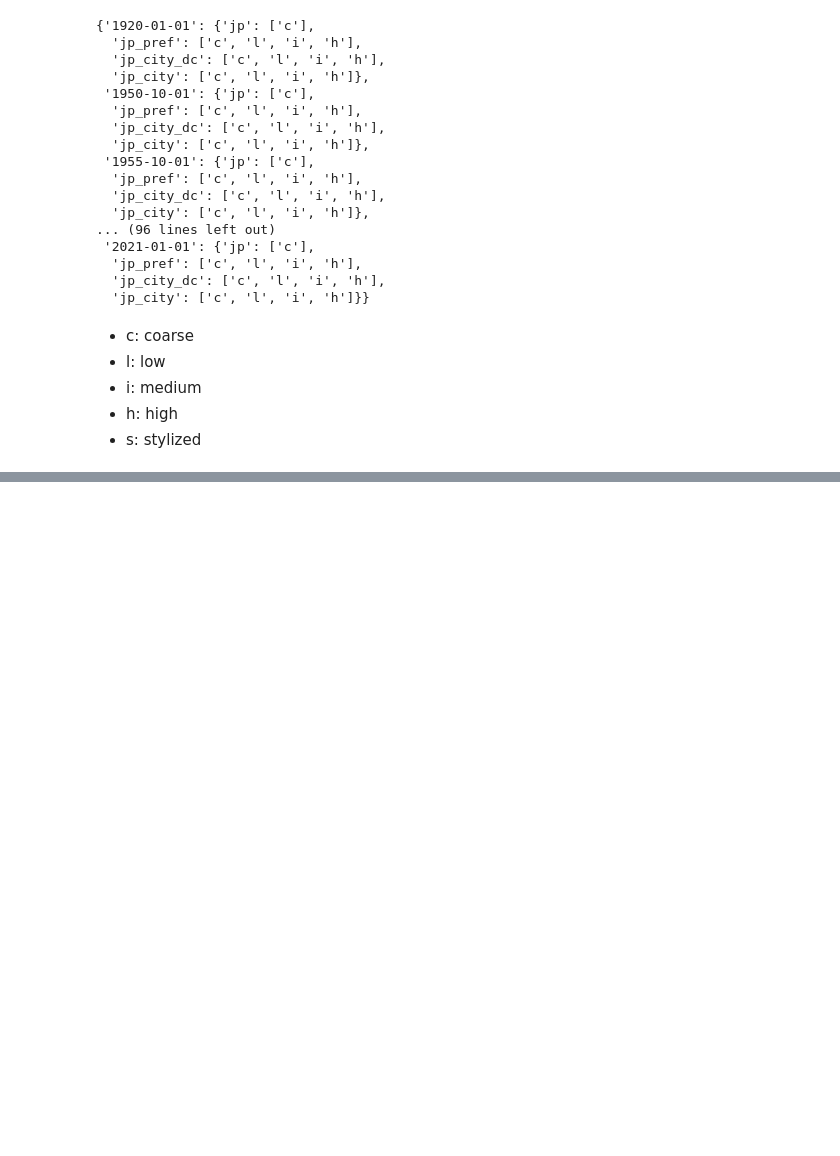
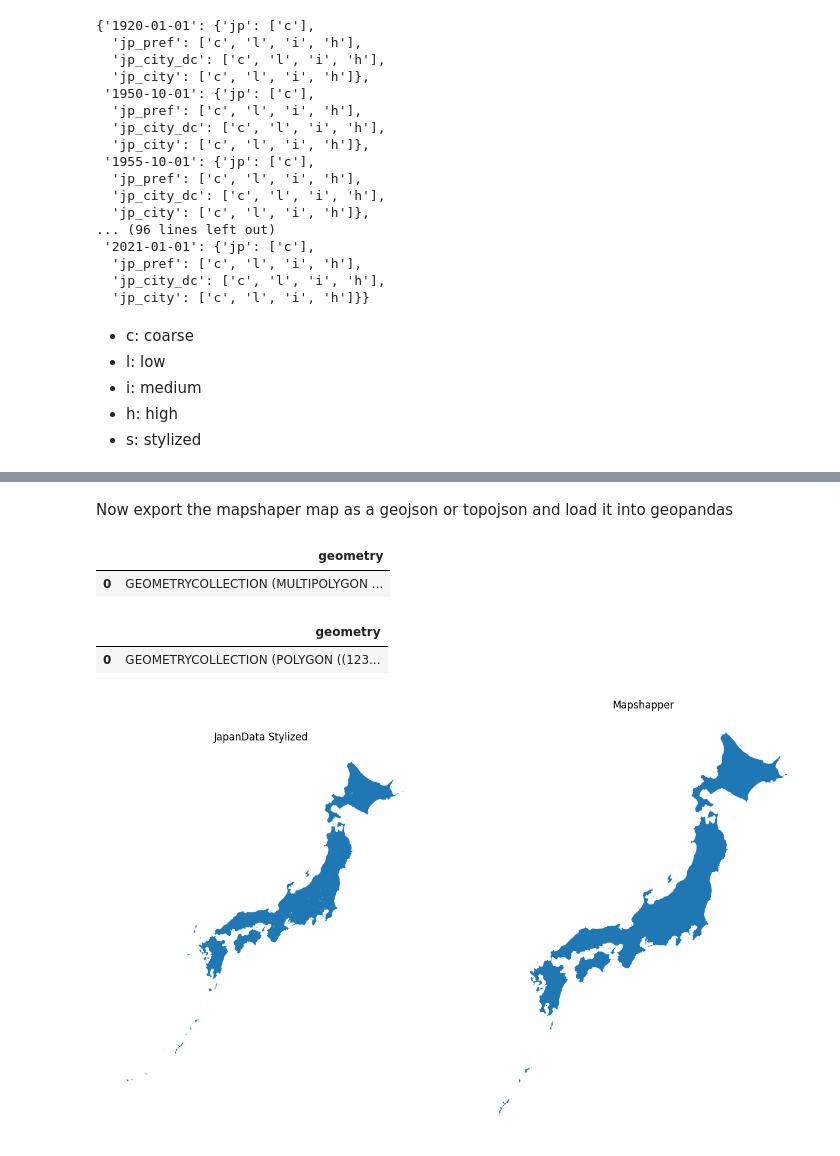
Before and after one commit to passaglia/japandata, a Jupyter notebook: notebooks/maps.ipynb, the cells around one changed output, grey strips where cells are left out. Saved outputs shown, nothing was run; the diff lists cells and outputs as text; code cells hidden in the pictures; blank space fills up the shorter version.

```diff
--- a/notebooks/maps.ipynb
+++ b/notebooks/maps.ipynb
@@ -279,0 +260,27 @@ Note that a stylized map 's' can always be request even if not in the list above
+# %% [markdown]
+Now export the mapshaper map as a geojson or topojson and load it into geopandas
+# %%
+import geopandas as gpd
+new_map = gpd.read_file('./mapshaper_map2.json')
+new_map.head()
+# %% [output]
+|  | geometry |
+| 0 | GEOMETRYCOLLECTION (MULTIPOLYGON ... |
+# %%
+jd_map = load_map(2020,'jp','stylized') #compare to a stylized map made by japandata
+jd_map.head()
+# %% [output]
+|  | geometry |
+| 0 | GEOMETRYCOLLECTION (POLYGON ((123... |
+# %%
+fig, axes = plt.subplots(nrows=1, ncols=2, figsize=(15, 10))
+
+jd_map.plot(ax=axes[0], edgecolor="w", lw=0.5)
+axes[0].set_title('JapanData Stylized')
+axes[0].set_axis_off()
+
+new_map.plot(ax=axes[1], edgecolor="w", lw=0.5)
+axes[1].set_title('Mapshapper')
+axes[1].set_axis_off()
+# %% [output]
+[figure, added]
```
Also changed, not shown: parts of 30 cells of this notebook, 2 other files.
